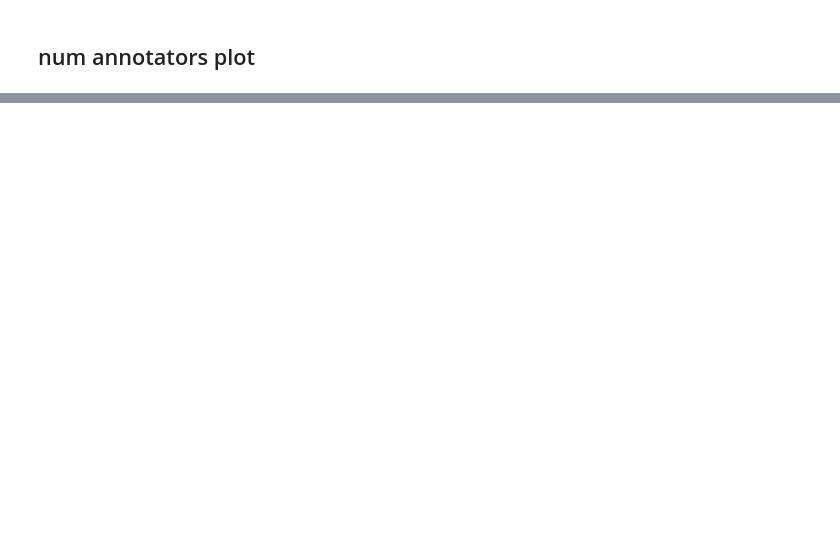
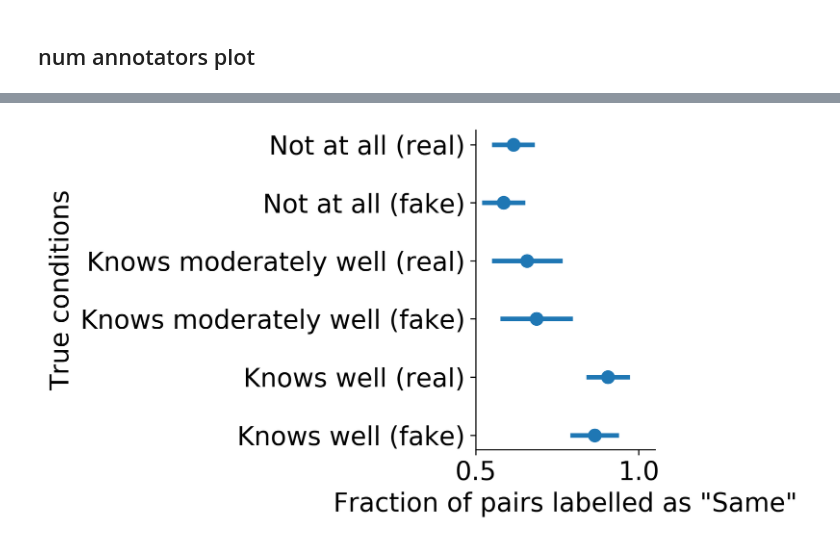
Before and after one commit to csinva/matching-with-gans, a Jupyter notebook: projection_manipulation/12_annot_experiment.ipynb, the cells around one changed output, grey strips where cells are left out. Cells and saved outputs as stored; diff of their text form; code cells hidden in the pictures; blank space fills up the shorter version.

```diff
--- a/projection_manipulation/12_annot_experiment.ipynb
+++ b/projection_manipulation/12_annot_experiment.ipynb
@@ -207,8 +184,0 @@ LABS = ['dup', 'fake', 'real']
-# %%
-BINS = 4
-for lab in LABS:
-    plt.hist(means[labs[lab]], BINS, alpha=0.5, label=lab)
-plt.ylabel('Count')
-plt.xlabel('Fraction of images said to be "Same"')
-plt.legend()
-plt.show()
@@ -217,6 +184,0 @@ plt.show()
-# %%
-BINS = 4
-lists = [means[labs[lab]] for lab in LABS]
-plt.boxplot(lists, vert=False)
-plt.yticks(np.arange(1, len(LABS) + 1), LABS)
-plt.xlabel('Fraction of images labelled as "Same"')
@@ -226,5 +184,0 @@ Text(0.5, 0, 'Fraction of images labelled as "Same"')
-# %%
-for lab in LABS:
-    prob = np.mean(means[labs[lab]])
-    n = means[labs[lab]].size * mat_list.shape[1]
-    print(f'{lab}, {n}, {100 * prob:0.1f}, 95% CI, {100 * 1.96 * prob * (1-prob) / np.sqrt(n):.2f}')
@@ -234,0 +301,10 @@ real, 360, 68.3, 95% CI, 2.24
+# %%
+# fake vs real when considering knowledge of celeb
+l_non_dup = [k for k in l_type if not 'dup' in k]
+labs_expanded, ks = add_intersections(labs_expanded, l_well, l_non_dup)
+boxplot_subgroups(sames, labs_expanded,
+                  [k for k in ks if not 'dup' in k],
+                  confs='sem') #, confs=sames)
+util.savefig('ann_knowledge')
+# %% [output]
+[figure, added]
```
Also changed, not shown: parts of 15 cells of this notebook, 1 other file.
